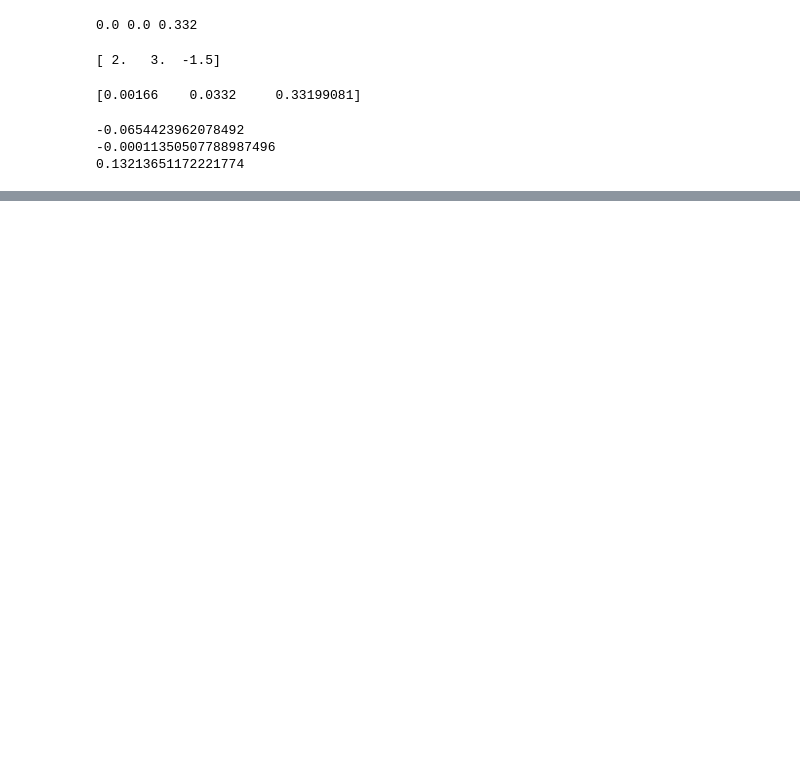
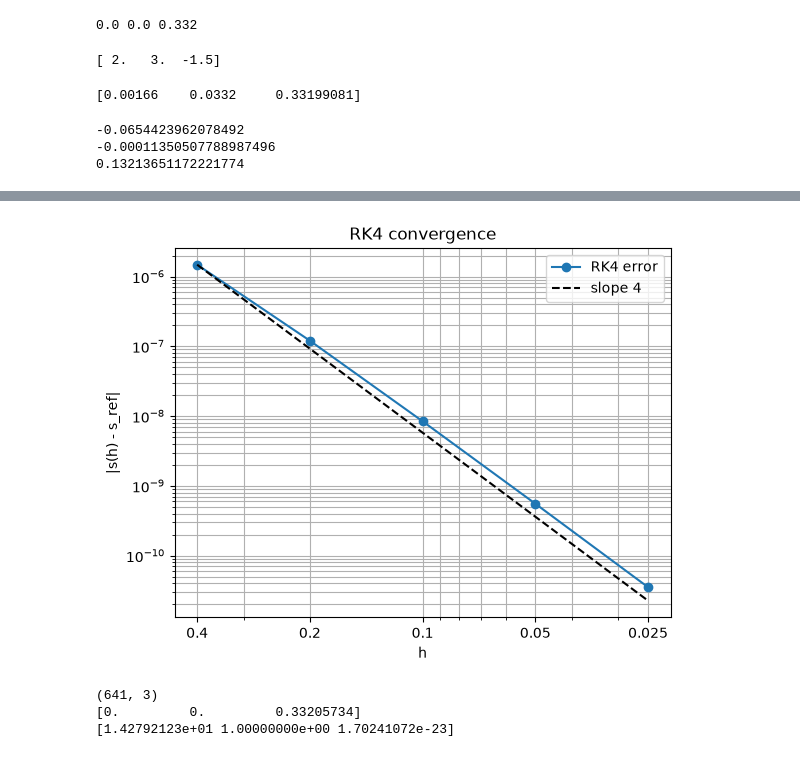
Before and after one commit to Atharva-Patil008/AE801_2026, a Jupyter notebook: numode_bvp/Atharva_BVP.ipynb, the cells around one changed output, grey strips where cells are left out. Saved outputs shown, nothing was run; the diff lists cells and outputs as text; code cells hidden in the pictures; blank space fills up the shorter version.

```diff
--- a/numode_bvp/Atharva_BVP.ipynb
+++ b/numode_bvp/Atharva_BVP.ipynb
@@ -102,0 +193,10 @@ plt.show()
+# %%
+h_list = [0.4, 0.2, 0.1, 0.05, 0.025]
+s_list4 = []
+for h in h_list:
+    s_list4.append(bisection(h, 10, step=rk4_step))
+    print(h, s_list4[-1])
+
+s_ref = 0.332057336
+err4 = np.abs(np.array(s_list4) - s_ref)
+print(err4)
@@ -102,0 +222,16 @@ plt.show()
+# %%
+h_list = [0.4, 0.2, 0.1, 0.05, 0.025]
+s_ref = 0.332057336215196
+
+s_list4b = []
+for h in h_list:
+    s_list4b.append(bisection(h, 16, tol=1e-12, step=rk4_step))
+    print(h, s_list4b[-1])
+
+err4b = np.abs(np.array(s_list4b) - s_ref)
+print(err4b)
+
+order4b = []
+for i in range(len(err4b) - 1):
+    order4b.append(np.log2(err4b[i] / err4b[i+1]))
+print([round(float(p), 2) for p in order4b])
@@ -102,0 +247,17 @@ plt.show()
+# %%
+import matplotlib.pyplot as plt
+
+hh = np.array(h_list)
+plt.loglog(hh, err4b, "o-", label="RK4 error")
+plt.loglog(hh, err4b[0]*(hh/hh[0])**4, "k--", label="slope 4")
+plt.gca().invert_xaxis()
+plt.xticks(h_list, [str(h) for h in h_list])
+plt.gca().xaxis.set_minor_formatter(plt.NullFormatter())
+plt.xlabel("h")
+plt.ylabel("|s(h) - s_ref|")
+plt.title("RK4 convergence")
+plt.grid(True, which="both")
+plt.legend()
+plt.show()
+# %% [output]
+[figure, added]
@@ -102,0 +273,13 @@ plt.show()
+# %%
+h = 0.025
+eta_inf = 16
+sol4 = solve_rk4(s_list4b[-1], h, eta_inf)
+eta4 = h * np.arange(len(sol4))
+
+print(sol4.shape)
+print(sol4[0])
+print(sol4[-1])
+# %% [output]
+(641, 3)
+[0.         0.         0.33205734]
+[1.42792123e+01 1.00000000e+00 1.70241072e-23]
```
Also changed, not shown: parts of 18 cells of this notebook.
